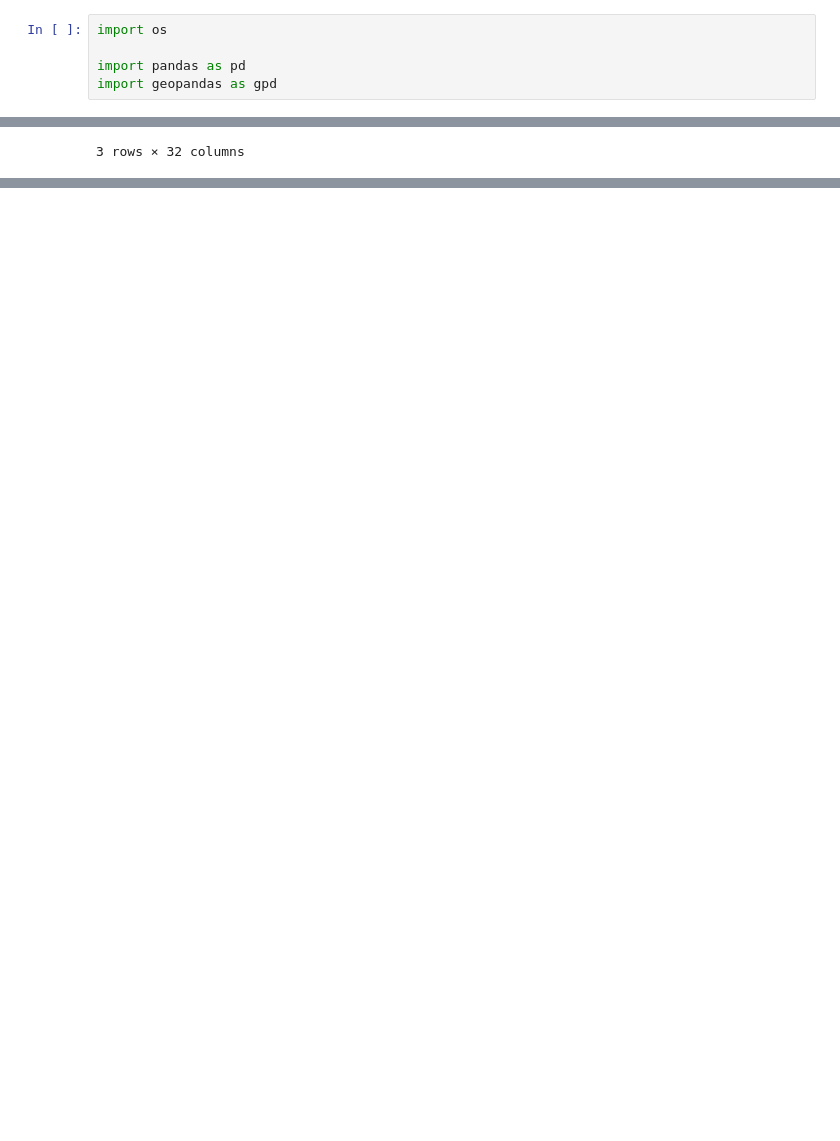
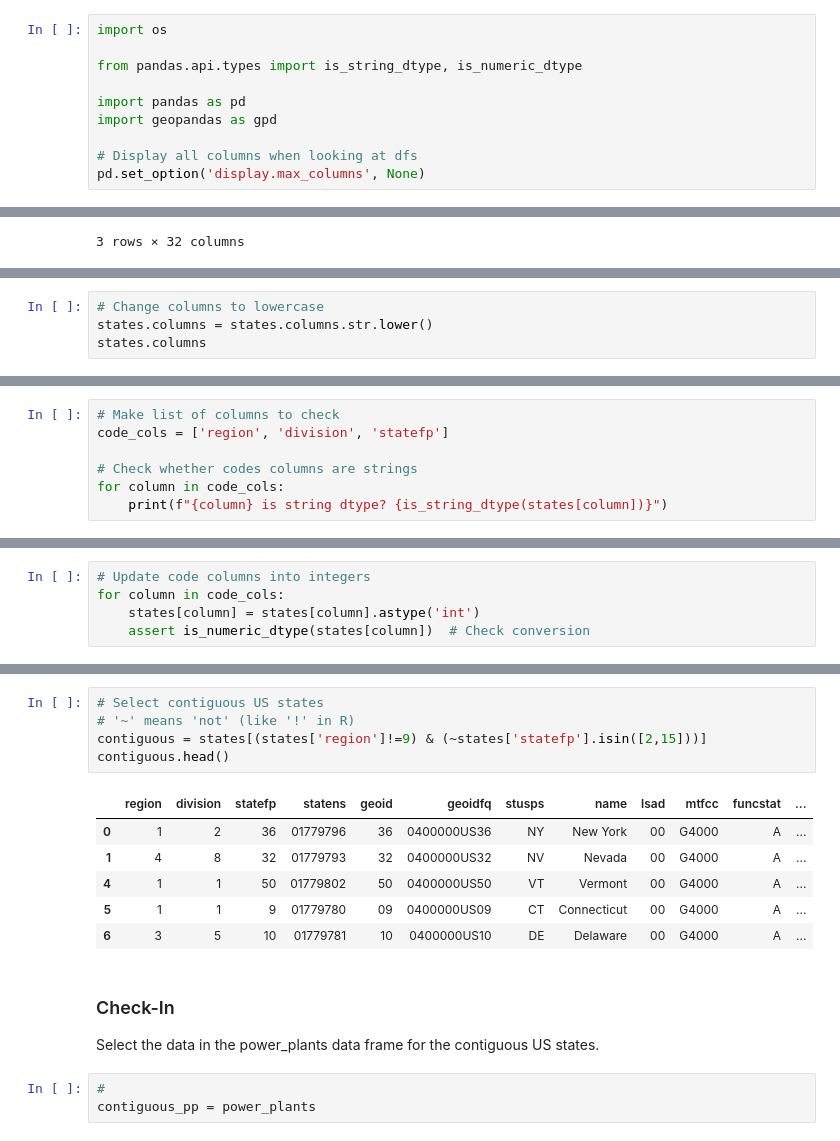
Before and after one commit to ssoriano22/eds220-in-class, a Jupyter notebook: week-5-streamline-your-code.ipynb, the cells around one changed output, grey strips where cells are left out. Drawn from its saved outputs; the diff is of its cells as text; blank space fills up the shorter version.

```diff
--- a/week-5-streamline-your-code.ipynb
+++ b/week-5-streamline-your-code.ipynb
@@ -30,8 +30,13 @@ Read the information about both datasets in the [lesson](https://meds-eds-220.gi
 # %%
 import os
 
+from pandas.api.types import is_string_dtype, is_numeric_dtype
+
 import pandas as pd
 import geopandas as gpd
+
+# Display all columns when looking at dfs
+pd.set_option('display.max_columns', None)
 # %% [markdown]
 ## Import power plants data
 # %%
@@ -59,0 +137,4 @@ states.head(3)
+# %%
+# Change columns to lowercase
+states.columns = states.columns.str.lower()
+states.columns
@@ -59,0 +146,7 @@ states.head(3)
+# %%
+# Make list of columns to check
+code_cols = ['region', 'division', 'statefp']
+
+# Check whether codes columns are strings
+for column in code_cols:
+    print(f"{column} is string dtype? {is_string_dtype(states[column])}")
@@ -59,0 +169,5 @@ states.head(3)
+# %%
+# Update code columns into integers
+for column in code_cols:
+    states[column] = states[column].astype('int')
+    assert is_numeric_dtype(states[column])  # Check conversion
@@ -59,0 +193,19 @@ states.head(3)
+# %%
+# Select contiguous US states
+# '~' means 'not' (like '!' in R)
+contiguous = states[(states['region']!=9) & (~states['statefp'].isin([2,15]))]
+contiguous.head()
+# %% [output]
+|  | region | division | statefp | statens | geoid | geoidfq | stusps | name | lsad | mtfcc | funcstat | ... |
+| 0 | 1 | 2 | 36 | 01779796 | 36 | 0400000US36 | NY | New York | 00 | G4000 | A | ... |
+| 1 | 4 | 8 | 32 | 01779793 | 32 | 0400000US32 | NV | Nevada | 00 | G4000 | A | ... |
+| 4 | 1 | 1 | 50 | 01779802 | 50 | 0400000US50 | VT | Vermont | 00 | G4000 | A | ... |
+| 5 | 1 | 1 | 9 | 01779780 | 09 | 0400000US09 | CT | Connecticut | 00 | G4000 | A | ... |
+| 6 | 3 | 5 | 10 | 01779781 | 10 | 0400000US10 | DE | Delaware | 00 | G4000 | A | ... |
+# %% [markdown]
+### Check-In
+
+Select the data in the power_plants data frame for the contiguous US states.
+# %%
+#
+contiguous_pp = power_plants
```
Also changed, not shown: parts of 19 cells of this notebook.
